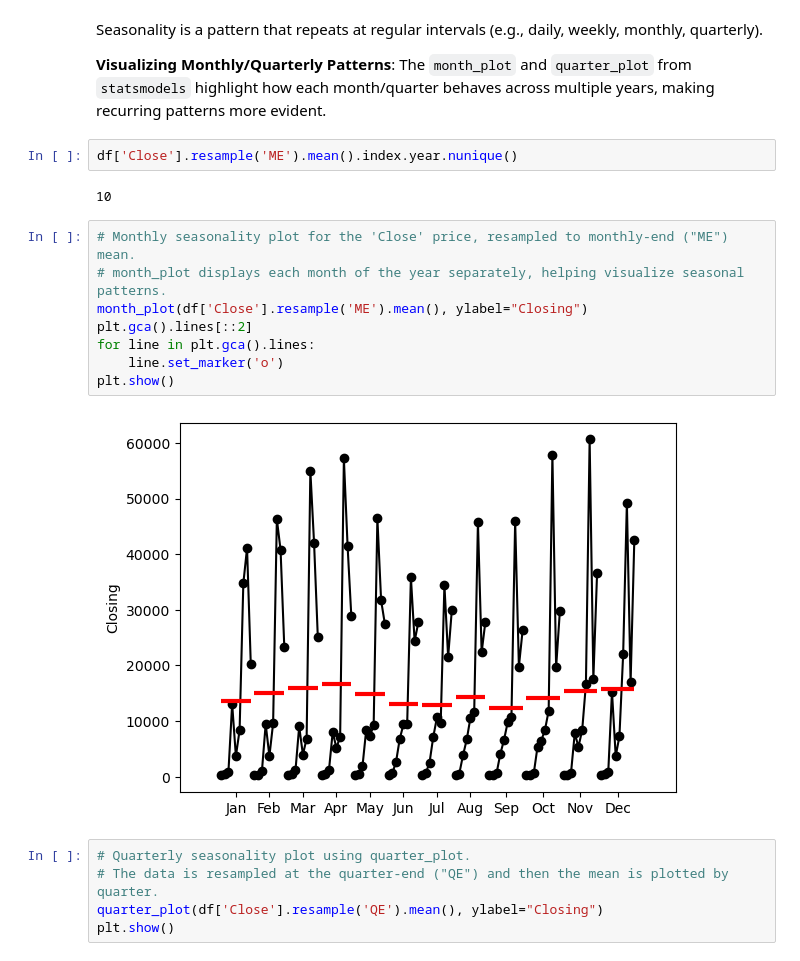
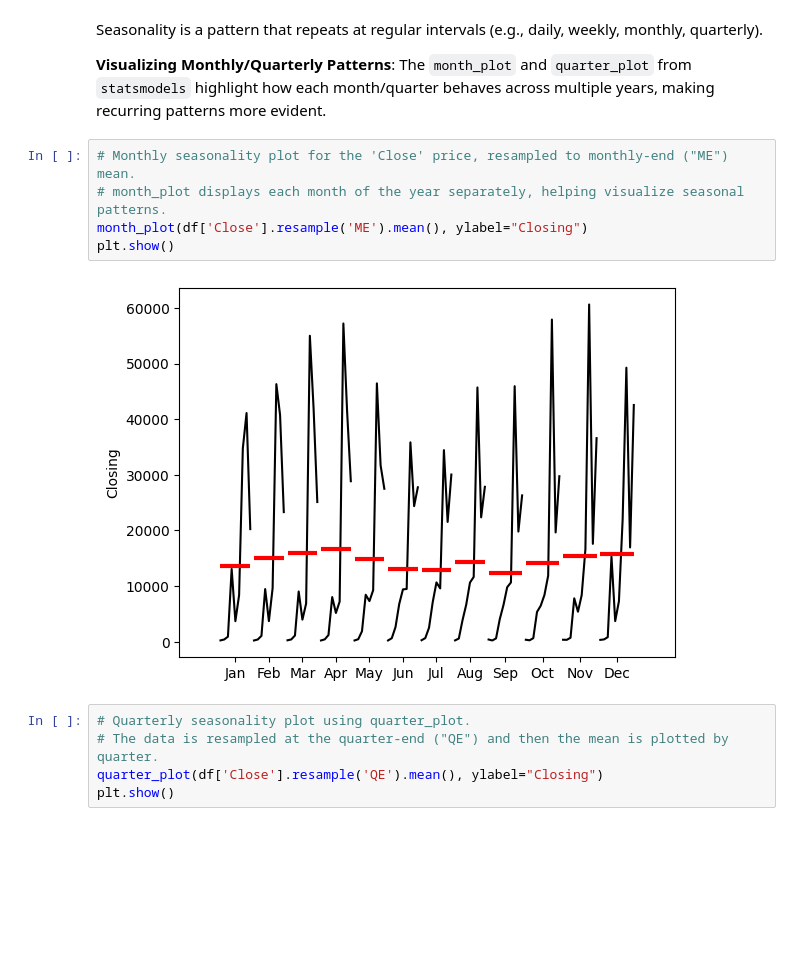
Before and after one commit to tzvikif/time_series_forcasting_udemy, a Jupyter notebook: Time_Series_Analysis/Time_Series_Analysis/Introduction_to_Time_Series_Forecasting/Introduction to Time Series Analysis.ipynb, the cells around one changed output. Drawn from its saved outputs; the diff is of its cells as text; blank space fills up the shorter version.

```diff
--- a/Time_Series_Analysis/Time_Series_Analysis/Introduction_to_Time_Series_Forecasting/Introduction to Time Series Analysis.ipynb
+++ b/Time_Series_Analysis/Time_Series_Analysis/Introduction_to_Time_Series_Forecasting/Introduction to Time Series Analysis.ipynb
@@ -294,20 +307,13 @@ df.head()
 Seasonality is a pattern that repeats at regular intervals (e.g., daily, weekly, monthly, quarterly).
 
 **Visualizing Monthly/Quarterly Patterns**: The `month_plot` and `quarter_plot` from `statsmodels` highlight how each month/quarter behaves across multiple years, making recurring patterns more evident.
-# %%
-df['Close'].resample('ME').mean().index.year.nunique()
-# %% [output]
-10
 # %%
 # Monthly seasonality plot for the 'Close' price, resampled to monthly-end ("ME") mean.
 # month_plot displays each month of the year separately, helping visualize seasonal patterns.
 month_plot(df['Close'].resample('ME').mean(), ylabel="Closing")
-plt.gca().lines[::2]
-for line in plt.gca().lines:
-    line.set_marker('o')
 plt.show()
 # %% [output]
-[figure, old version]
+[figure, new version]
 # %%
 # Quarterly seasonality plot using quarter_plot.
 # The data is resampled at the quarter-end ("QE") and then the mean is plotted by quarter.
```
Also changed, not shown: parts of 1 cell of this notebook, 10 other files.
